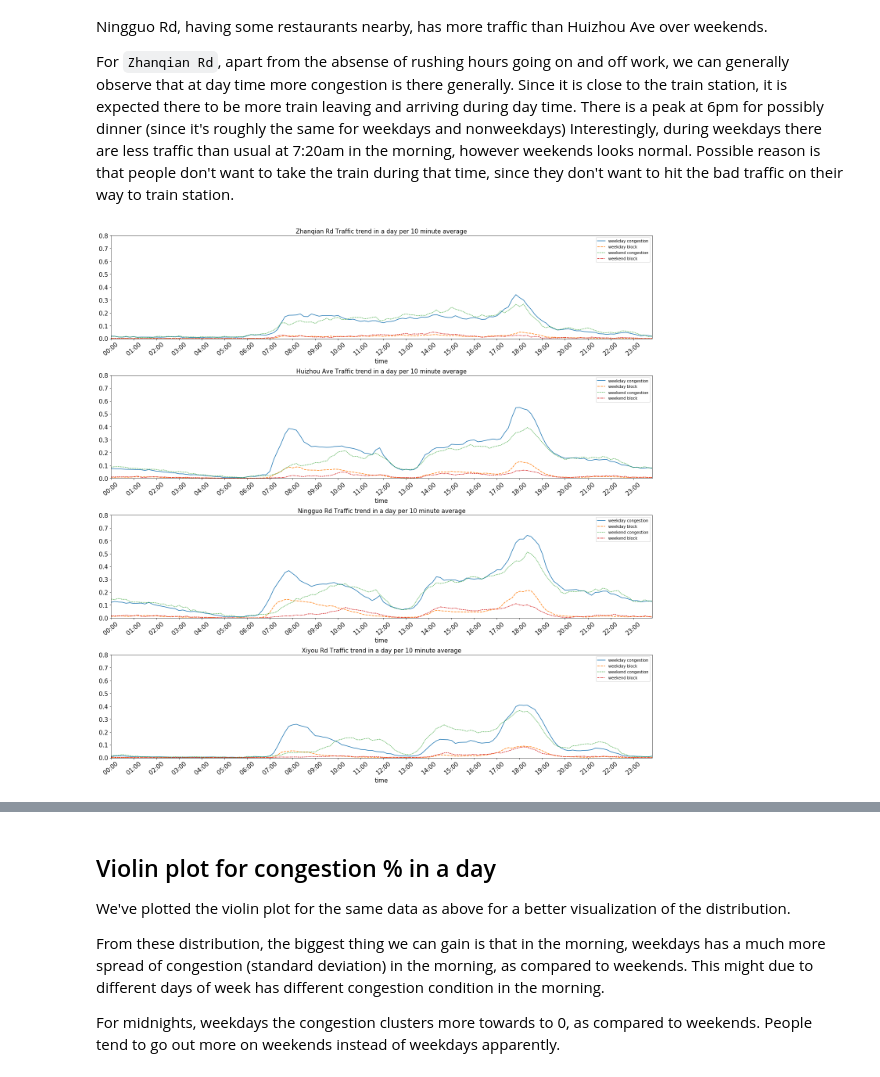
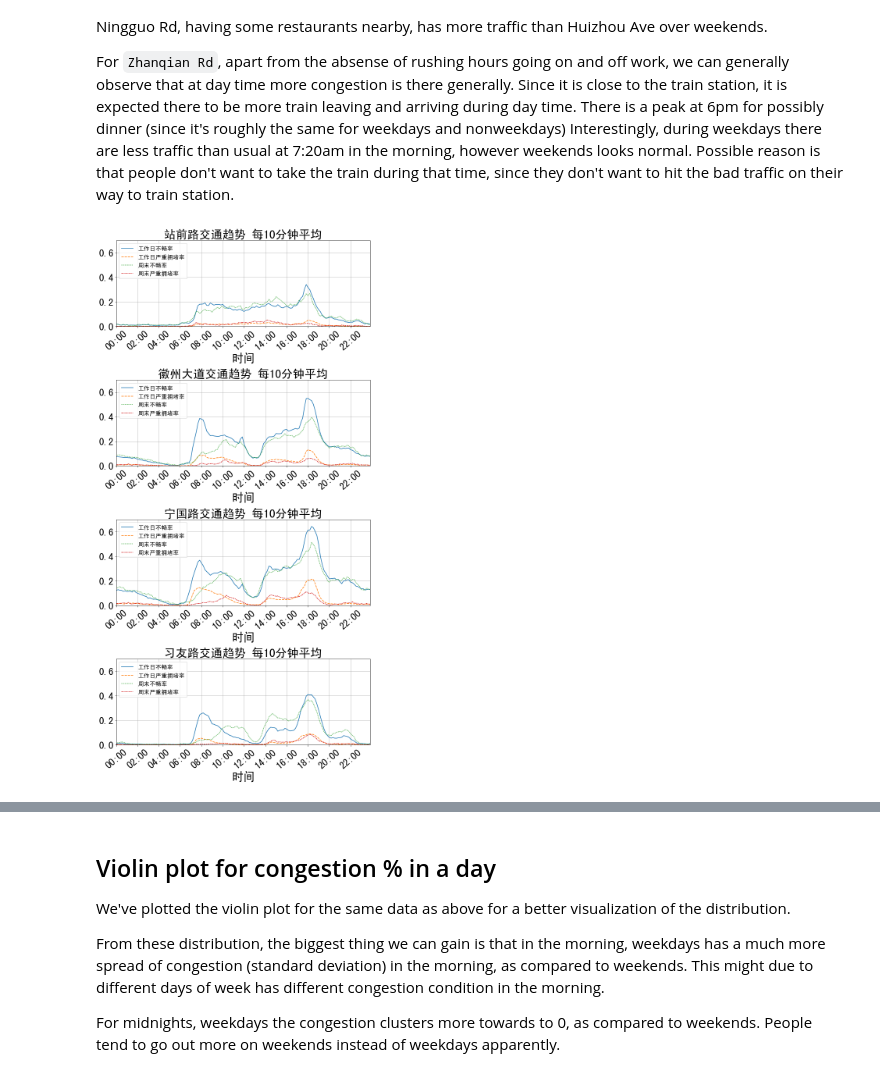
Before and after one commit to zhaomh1998/Traffic, a Jupyter notebook: Analysis.ipynb, the cells around one changed output, grey strips where cells are left out. Saved outputs shown, nothing was run; the diff lists cells and outputs as text; code cells hidden in the pictures.

Commit message:
new plot

```diff
--- a/Analysis.ipynb
+++ b/Analysis.ipynb
@@ -34,13 +34,15 @@ MEDIUM_SIZE = 15
 BIGGER_SIZE = 20
 
 plt.rc('font', size=SMALL_SIZE)  # controls default text sizes
-plt.rc('axes', titlesize=MEDIUM_SIZE)  # fontsize of the axes title
-plt.rc('axes', labelsize=MEDIUM_SIZE)  # fontsize of the x and y labels
-plt.rc('xtick', labelsize=MEDIUM_SIZE)  # fontsize of the tick labels
-plt.rc('ytick', labelsize=MEDIUM_SIZE)  # fontsize of the tick labels
-plt.rc('legend', fontsize=SMALL_SIZE)  # legend fontsize
-plt.rc('figure', titlesize=BIGGER_SIZE)  # fontsize of the figure title
-
+plt.rc('axes', titlesize=30)  # fontsize of the axes title
+plt.rc('axes', labelsize=30)  # fontsize of the x and y labels
+plt.rc('xtick', labelsize=25)  # fontsize of the tick labels
+plt.rc('ytick', labelsize=25)  # fontsize of the tick labels
+plt.rc('legend', fontsize=MEDIUM_SIZE)  # legend fontsize
+plt.rc('figure', titlesize=40)  # fontsize of the figure title
+#coding:utf-8
+plt.rcParams['font.sans-serif']=['SimHei'] #用来正常显示中文标签
+plt.rcParams['axes.unicode_minus']=False #用来正常显示负号
 
 zhanqian = load_dataset(os.getcwd() + '/data/zhanqian.csv')
 huizhou = load_dataset(os.getcwd() + '/data/zhonglou.csv')
@@ -62,12 +104,12 @@ For `Zhanqian Rd`, apart from the absense of rushing hours going on and off work
 # %%
-fig, ax = plt.subplots(4,1,figsize=(20, 20))
-weekday_weekend_ten_min_plot(zhanqian, ax[0], 'Zhanqian Rd Traffic trend in a day per 10 minute average')
-weekday_weekend_ten_min_plot(huizhou, ax[1], 'Huizhou Ave Traffic trend in a day per 10 minute average')
-weekday_weekend_ten_min_plot(ningguo, ax[2], 'Ningguo Rd Traffic trend in a day per 10 minute average')
-weekday_weekend_ten_min_plot(xiyou, ax[3], 'Xiyou Rd Traffic trend in a day per 10 minute average')
+fig, ax = plt.subplots(4,1,figsize=(10, 20))
+weekday_weekend_ten_min_plot(zhanqian, ax[0], '站前路交通趋势 每10分钟平均')
+weekday_weekend_ten_min_plot(huizhou, ax[1], '徽州大道交通趋势 每10分钟平均')
+weekday_weekend_ten_min_plot(ningguo, ax[2], '宁国路交通趋势 每10分钟平均')
+weekday_weekend_ten_min_plot(xiyou, ax[3], '习友路交通趋势 每10分钟平均')
 plt.tight_layout()
 # %% [output]
-[figure, old version]
+[figure, new version]
 # %% [markdown]
 ## Per hour Box plot
 ![Image of Box plot](https://chartio.com/images/tutorials/box-plot/boxplot1.png)
```
Also changed, not shown: parts of 12 cells of this notebook, 2 other files.
